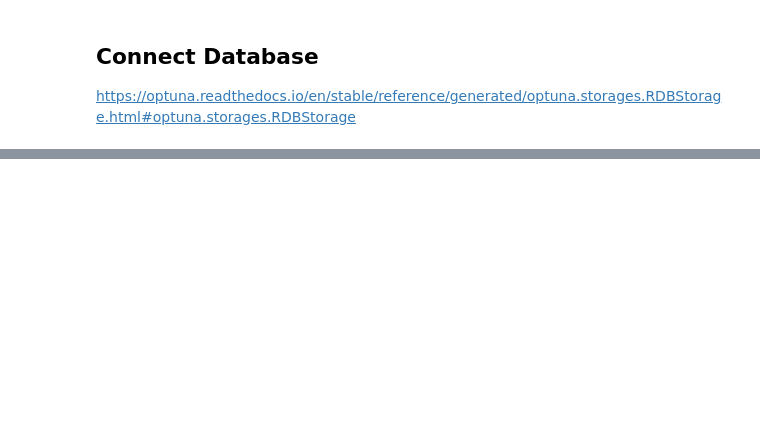
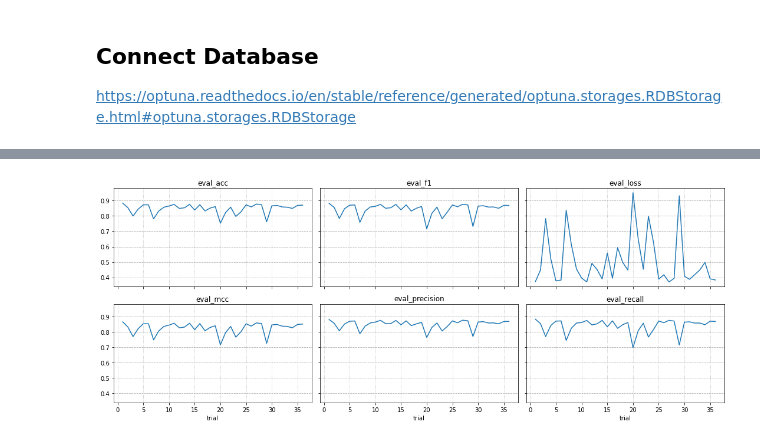
Before and after one commit to goerlitz/nlp-classification, a Jupyter notebook: notebooks/10kGNAD/colab/21d_10kGNAD_optuna_trial_analysis.ipynb, the cells around one changed output, grey strips where cells are left out. Drawn from its saved outputs; the diff is of its cells as text; code cells hidden in the pictures; blank space fills up the shorter version.

```diff
--- a/notebooks/10kGNAD/colab/21d_10kGNAD_optuna_trial_analysis.ipynb
+++ b/notebooks/10kGNAD/colab/21d_10kGNAD_optuna_trial_analysis.ipynb
@@ -119,0 +108,13 @@ plt.scatter(metrics_df.eval_loss, metrics_df.eval_f1);
+# %%
+fig, axs = plt.subplots(2, 3, figsize=(15,6), sharex=True, sharey=True)
+
+for col, ax in zip(metrics, axs.flatten()):
+    trial_df[col].sort_index().plot(ax=ax)
+    ax.set_title(col)
+    ax.set_xlabel("trial")
+    ax.grid(axis='y', linestyle='--', zorder=1)
+    ax.grid(axis='x', linestyle=':', zorder=1)
+
+plt.tight_layout()
+# %% [output]
+[figure, added]
```
Also changed, not shown: parts of 21 cells of this notebook.
